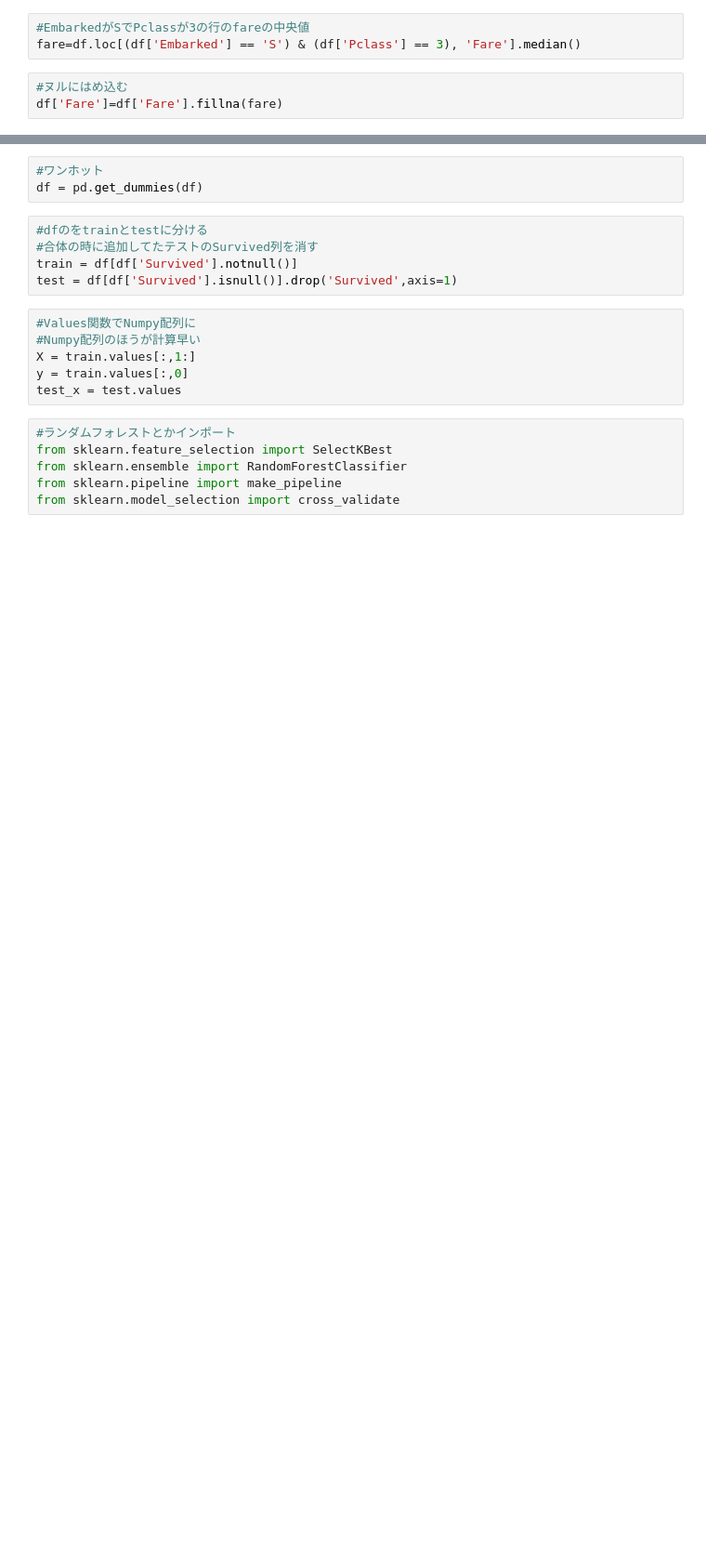
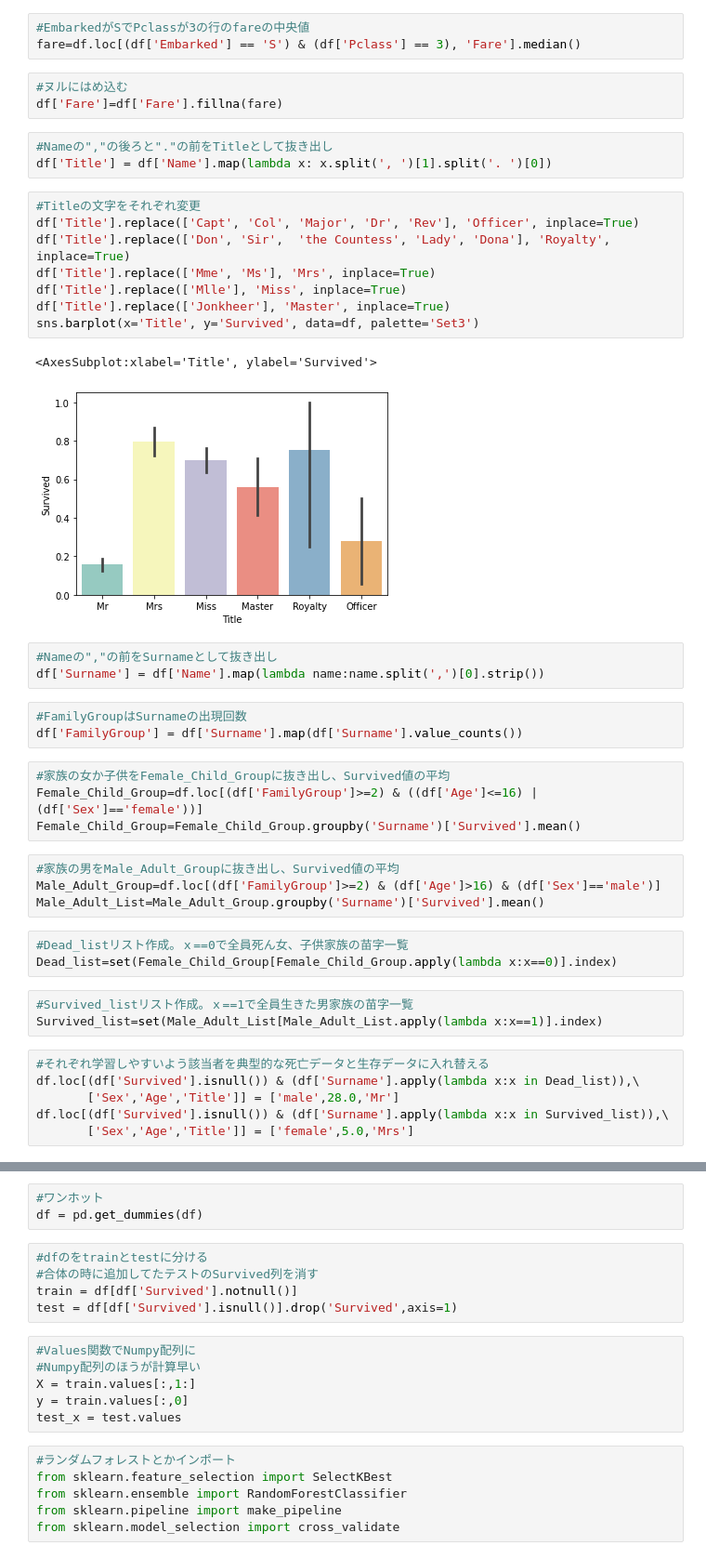
Before and after one commit to kawamotomasato/kaggle-practice, a Jupyter notebook: titanic.ipynb, the cells around one changed output, grey strips where cells are left out. Shown at 93% size. Cells and saved outputs as stored; diff of their text form; blank space fills up the shorter version.

```diff
--- a/titanic.ipynb
+++ b/titanic.ipynb
@@ -73,3 +78,43 @@ fare=df.loc[(df['Embarked'] == 'S') & (df['Pclass'] == 3), 'Fare'].median()
 # %%
 #ヌルにはめ込む
 df['Fare']=df['Fare'].fillna(fare)
+# %%
+#Nameの","の後ろと"."の前をTitleとして抜き出し
+df['Title'] = df['Name'].map(lambda x: x.split(', ')[1].split('. ')[0])
+# %%
+#Titleの文字をそれぞれ変更
+df['Title'].replace(['Capt', 'Col', 'Major', 'Dr', 'Rev'], 'Officer', inplace=True)
+df['Title'].replace(['Don', 'Sir',  'the Countess', 'Lady', 'Dona'], 'Royalty', inplace=True)
+df['Title'].replace(['Mme', 'Ms'], 'Mrs', inplace=True)
+df['Title'].replace(['Mlle'], 'Miss', inplace=True)
+df['Title'].replace(['Jonkheer'], 'Master', inplace=True)
+sns.barplot(x='Title', y='Survived', data=df, palette='Set3')
+# %% [output]
+<AxesSubplot:xlabel='Title', ylabel='Survived'>
+[figure, added]
+# %%
+#Nameの","の前をSurnameとして抜き出し
+df['Surname'] = df['Name'].map(lambda name:name.split(',')[0].strip())
+# %%
+#FamilyGroupはSurnameの出現回数
+df['FamilyGroup'] = df['Surname'].map(df['Surname'].value_counts())
+# %%
+#家族の女か子供をFemale_Child_Groupに抜き出し、Survived値の平均
+Female_Child_Group=df.loc[(df['FamilyGroup']>=2) & ((df['Age']<=16) | (df['Sex']=='female'))]
+Female_Child_Group=Female_Child_Group.groupby('Surname')['Survived'].mean()
+# %%
+#家族の男をMale_Adult_Groupに抜き出し、Survived値の平均
+Male_Adult_Group=df.loc[(df['FamilyGroup']>=2) & (df['Age']>16) & (df['Sex']=='male')]
+Male_Adult_List=Male_Adult_Group.groupby('Surname')['Survived'].mean()
+# %%
+#Dead_listリスト作成。ｘ==0で全員死ん女、子供家族の苗字一覧
+Dead_list=set(Female_Child_Group[Female_Child_Group.apply(lambda x:x==0)].index)
+# %%
+#Survived_listリスト作成。ｘ==1で全員生きた男家族の苗字一覧
+Survived_list=set(Male_Adult_List[Male_Adult_List.apply(lambda x:x==1)].index)
+# %%
+#それぞれ学習しやすいよう該当者を典型的な死亡データと生存データに入れ替える
+df.loc[(df['Survived'].isnull()) & (df['Surname'].apply(lambda x:x in Dead_list)),\
+       ['Sex','Age','Title']] = ['male',28.0,'Mr']
+df.loc[(df['Survived'].isnull()) & (df['Surname'].apply(lambda x:x in Survived_list)),\
+       ['Sex','Age','Title']] = ['female',5.0,'Mrs']
```
Also changed, not shown: parts of 18 cells of this notebook.
